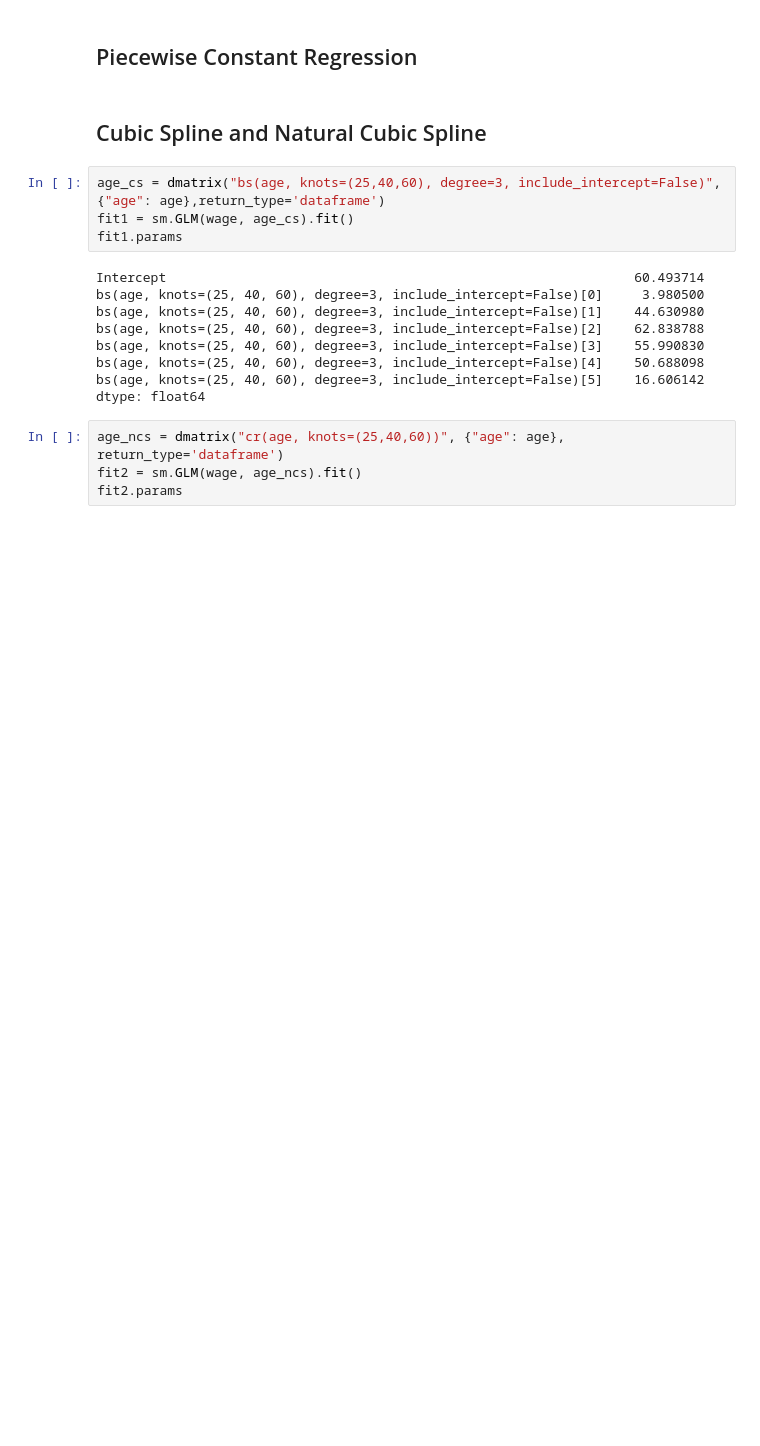
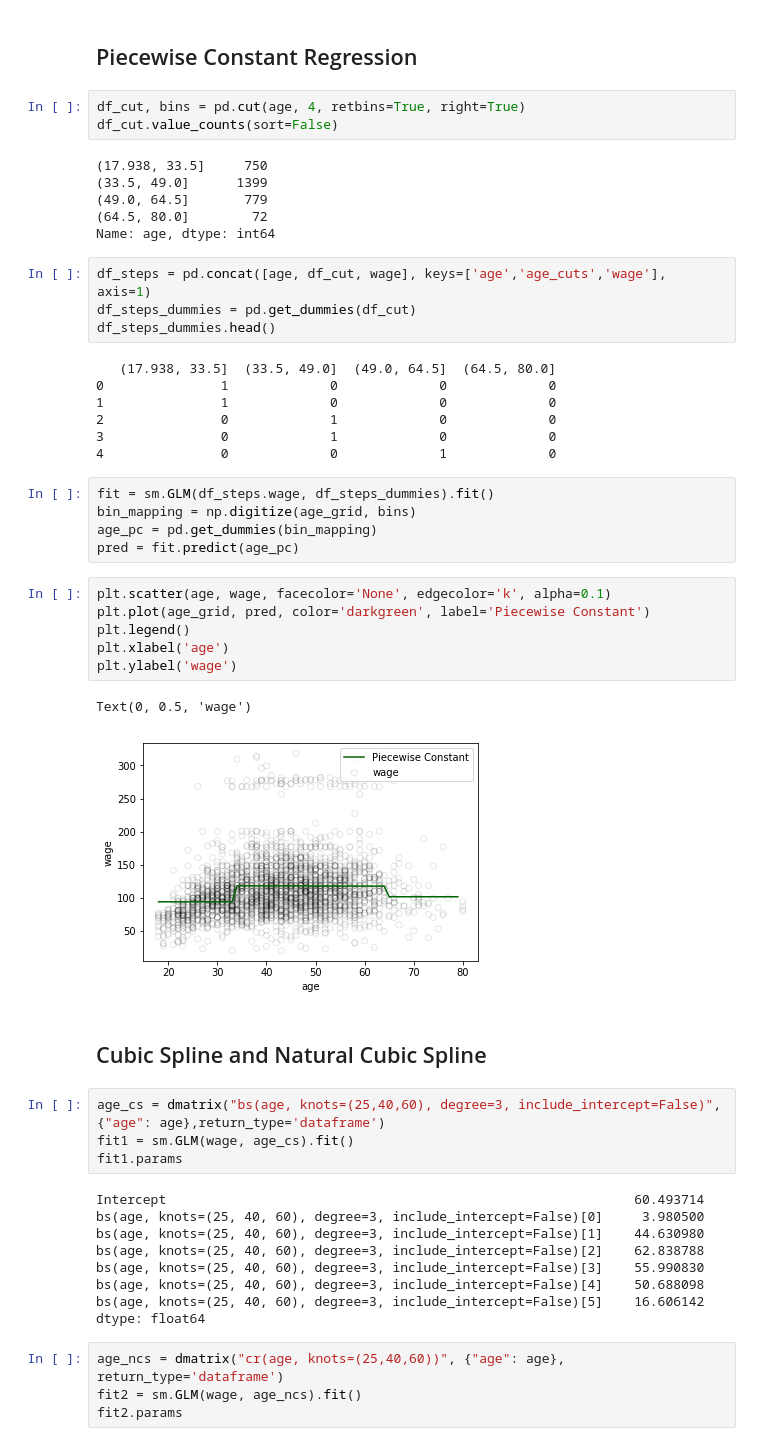
Before and after one commit to jiamingmao/data-analysis, a Jupyter notebook: codes/Regression/Python/wage.ipynb, the cells around one changed output. Cells and saved outputs as stored; diff of their text form; blank space fills up the shorter version.

```diff
--- a/codes/Regression/Python/wage.ipynb
+++ b/codes/Regression/Python/wage.ipynb
@@ -19,5 +20,39 @@ wage = data.wage
 # %% [markdown]
 ## Piecewise Constant Regression
+# %%
+df_cut, bins = pd.cut(age, 4, retbins=True, right=True)
+df_cut.value_counts(sort=False)
+# %% [output]
+(17.938, 33.5]     750
+(33.5, 49.0]      1399
+(49.0, 64.5]       779
+(64.5, 80.0]        72
+Name: age, dtype: int64
+# %%
+df_steps = pd.concat([age, df_cut, wage], keys=['age','age_cuts','wage'], axis=1)
+df_steps_dummies = pd.get_dummies(df_cut)
+df_steps_dummies.head()
+# %% [output]
+   (17.938, 33.5]  (33.5, 49.0]  (49.0, 64.5]  (64.5, 80.0]
+0               1             0             0             0
+1               1             0             0             0
+2               0             1             0             0
+3               0             1             0             0
+4               0             0             1             0
+# %%
+fit = sm.GLM(df_steps.wage, df_steps_dummies).fit()
+bin_mapping = np.digitize(age_grid, bins)
+age_pc = pd.get_dummies(bin_mapping)
+pred = fit.predict(age_pc)
+# %%
+plt.scatter(age, wage, facecolor='None', edgecolor='k', alpha=0.1)
+plt.plot(age_grid, pred, color='darkgreen', label='Piecewise Constant')
+plt.legend()
+plt.xlabel('age')
+plt.ylabel('wage')
+# %% [output]
+Text(0, 0.5, 'wage')
+[figure, added]
 # %% [markdown]
 ## Cubic Spline and Natural Cubic Spline
 # %%
```
Also changed, not shown: parts of 8 cells of this notebook.
